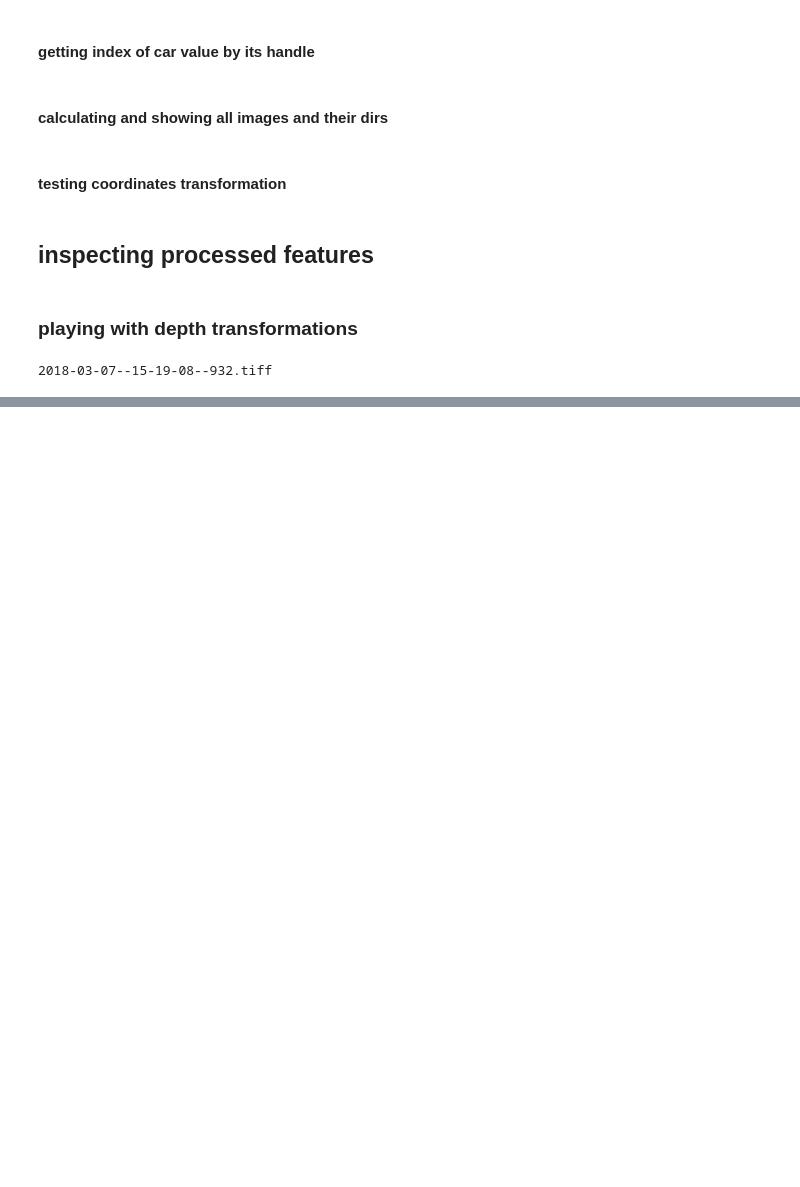
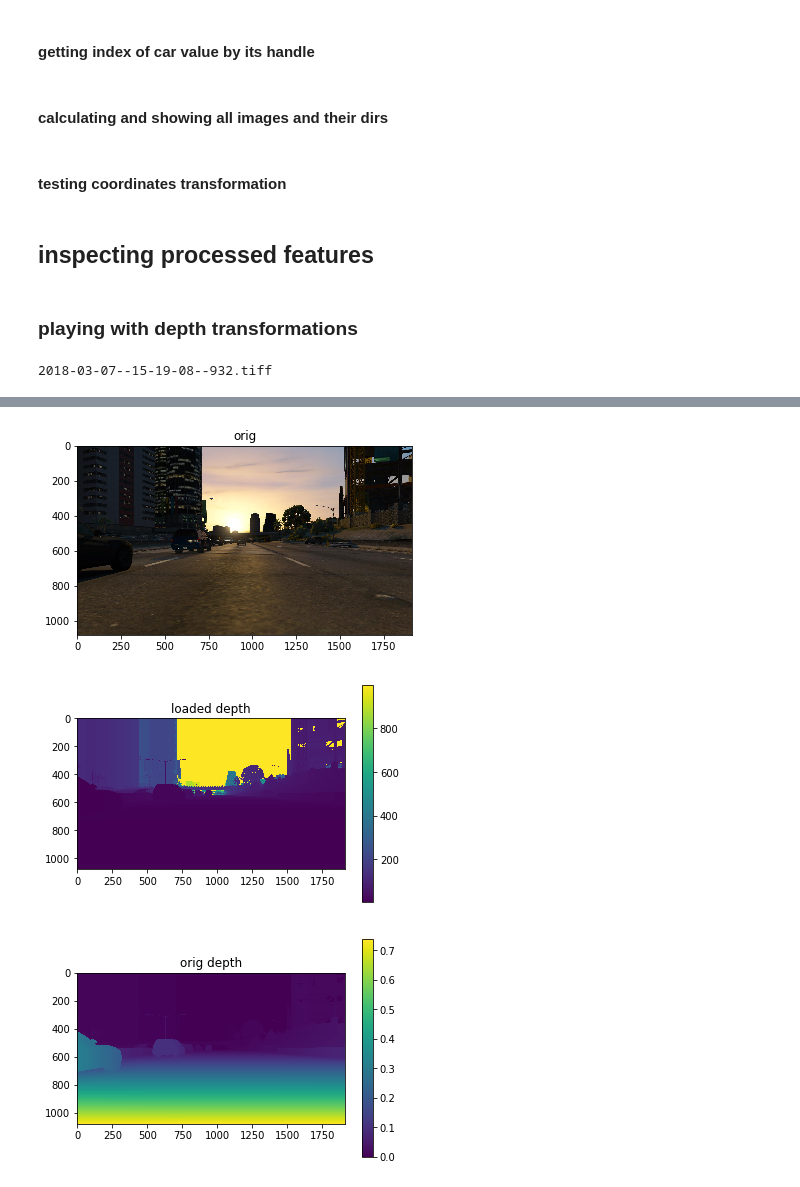
Before and after one commit to racinmat/GTAVisionExport-postprocessing, a Jupyter notebook: sandbox.ipynb, the cells around one changed output, grey strips where cells are left out. Drawn from its saved outputs; the diff is of its cells as text; code cells hidden in the pictures; blank space fills up the shorter version.

```diff
--- a/sandbox.ipynb
+++ b/sandbox.ipynb
@@ -628,3 +601,59 @@ valid_old_points.shape
 # %%
 ndcs = pixels_to_ndcs(np.array(valid_points), size)
 print(ndcs.dtype)
+# %%
+from gta_math import depth_from_integer_range
+from configparser import ConfigParser
+
+ini_file = "gta-postprocessing.local.ini"
+
+CONFIG = ConfigParser()
+CONFIG.read(ini_file)
+in_directory = CONFIG["Images"]["Tiff"]
+out_directory = CONFIG["Images"]["MlDataset"]
+out_root_directory = 'D:\projekty\GTA-V-extractors\depthEstimationNN1'
+
+rgb_format = 'jpg'
+depth_format = 'png'
+
+import visualization
+visualization.multi_page = False
+visualization.ini_file = ini_file
+
+name = '2018-03-07--18-26-53--512'
+
+rgb_name = os.path.join(out_directory, "{}.{}".format(name, rgb_format))
+depth_name = os.path.join(out_directory, "{}.{}".format(name, depth_format))
+orig_depth_name = os.path.join(in_directory, "{}-depth.tiff".format(name))
+
+im = Image.open(rgb_name)
+im_depth = Image.open(depth_name)
+orig_im_depth = Image.open(orig_depth_name)
+rgb = np.array(im)
+depth = np.array(im_depth)
+
+orig_depth = load_depth(name)
+
+depth = depth_from_integer_range(depth)
+
+%matplotlib inline
+plt.figure()
+plt.title('orig')
+plt.imshow(rgb)
+
+plt.figure()
+plt.title('loaded depth')
+ii = plt.imshow(depth)
+plt.colorbar(ii)
+
+
+plt.figure()
+plt.title('orig depth')
+ii = plt.imshow(orig_depth)
+plt.colorbar(ii)
+
+plt.show()
+# %% [output]
+[figure, added]
+[figure, added]
+[figure, added]
```
Also changed, not shown: parts of 4 cells of this notebook, 1 other file.
